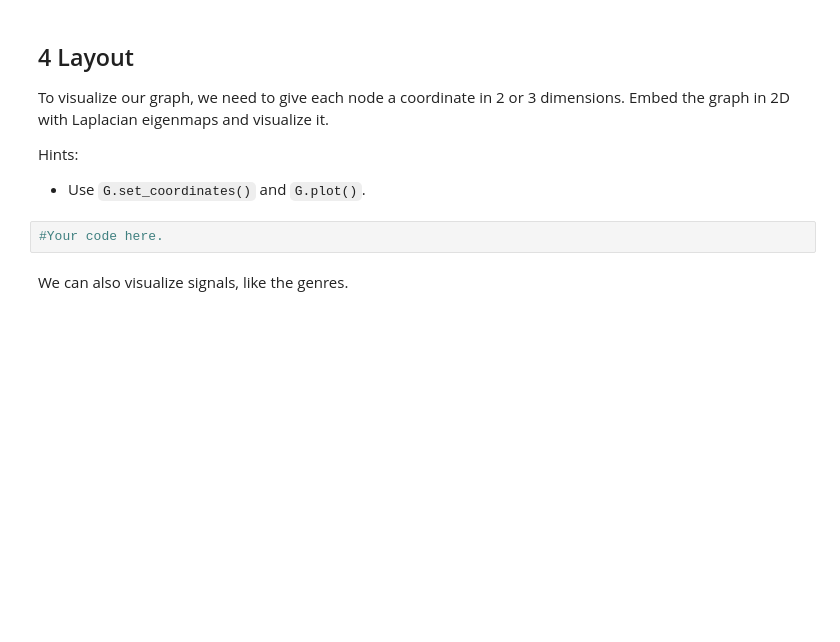
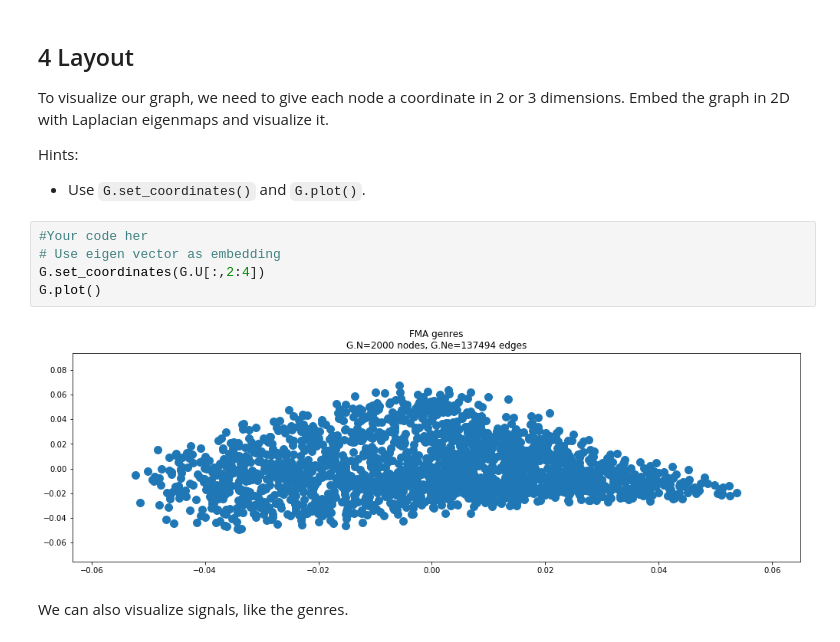
Before and after one commit to ChristopheEcabert/ntds_2017, a Jupyter notebook: assignments/04_graph_signal_processing.ipynb, the cells around one changed output. Saved outputs shown, nothing was run; the diff lists cells and outputs as text; blank space fills up the shorter version.

```diff
--- a/assignments/04_graph_signal_processing.ipynb
+++ b/assignments/04_graph_signal_processing.ipynb
@@ -81,8 +81,13 @@ To visualize our graph, we need to give each node a coordinate in 2 or 3 dimensi
 
 Hints:
 * Use `G.set_coordinates()` and `G.plot()`.
-# %%
-#Your code here.
+# %%
+#Your code her
+# Use eigen vector as embedding
+G.set_coordinates(G.U[:,2:4])
+G.plot()
+# %% [output]
+[figure, added]
 # %% [markdown]
 We can also visualize signals, like the genres.
 # %%
```
Also changed, not shown: parts of 3 cells of this notebook.
